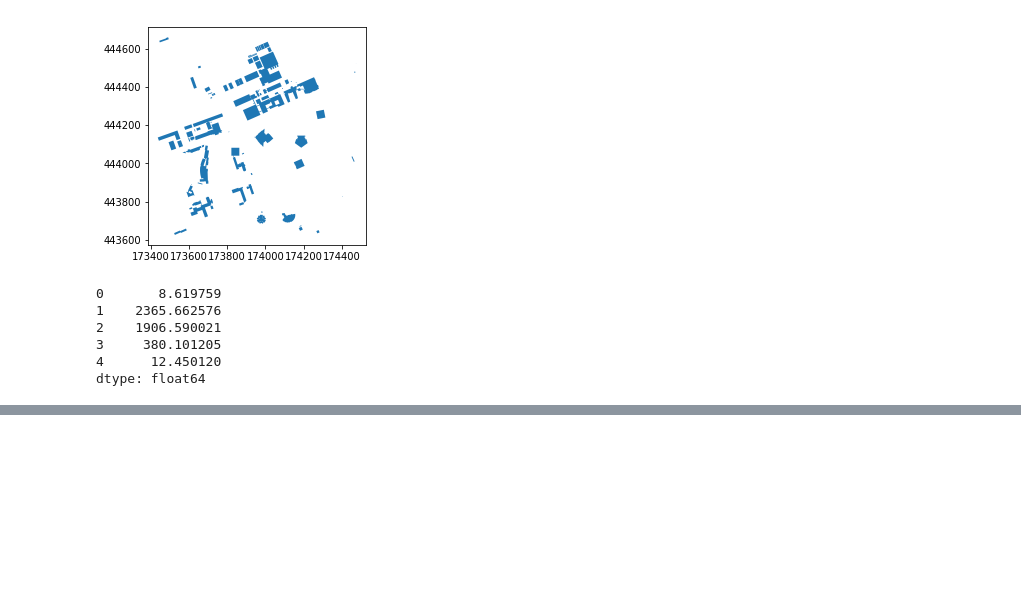
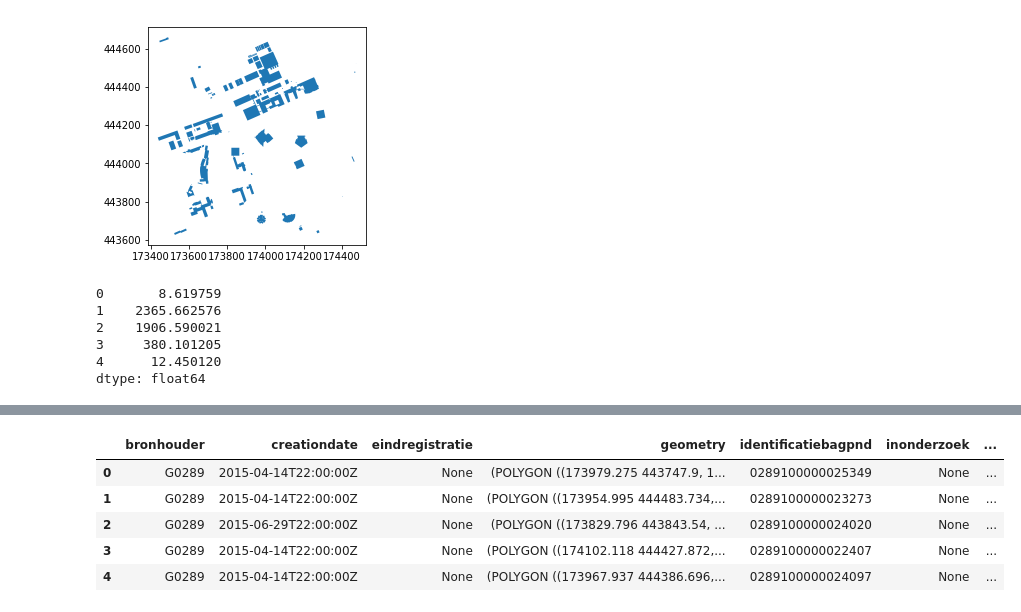
Before and after one commit to MarritL/GeoscriptingAssignment12, a Jupyter notebook: main.ipynb, the cells around one changed output, grey strips where cells are left out. Saved outputs shown, nothing was run; the diff lists cells and outputs as text; code cells hidden in the pictures; blank space fills up the shorter version.

```diff
--- a/main.ipynb
+++ b/main.ipynb
@@ -85,0 +73,9 @@ zonal_stats(*args, **kwargs)
+# %%
+buildingsGDF.head()
+# %% [output]
+|  | bronhouder | creationdate | eindregistratie | geometry | identificatiebagpnd | inonderzoek | ... |
+| 0 | G0289 | 2015-04-14T22:00:00Z | None | (POLYGON ((173979.275 443747.9, 1... | 0289100000025349 | None | ... |
+| 1 | G0289 | 2015-04-14T22:00:00Z | None | (POLYGON ((173954.995 444483.734,... | 0289100000023273 | None | ... |
+| 2 | G0289 | 2015-06-29T22:00:00Z | None | (POLYGON ((173829.796 443843.54, ... | 0289100000024020 | None | ... |
+| 3 | G0289 | 2015-04-14T22:00:00Z | None | (POLYGON ((174102.118 444427.872,... | 0289100000022407 | None | ... |
+| 4 | G0289 | 2015-04-14T22:00:00Z | None | (POLYGON ((173967.937 444386.696,... | 0289100000024097 | None | ... |
```
Also changed, not shown: parts of 4 cells of this notebook, 1 other file.
